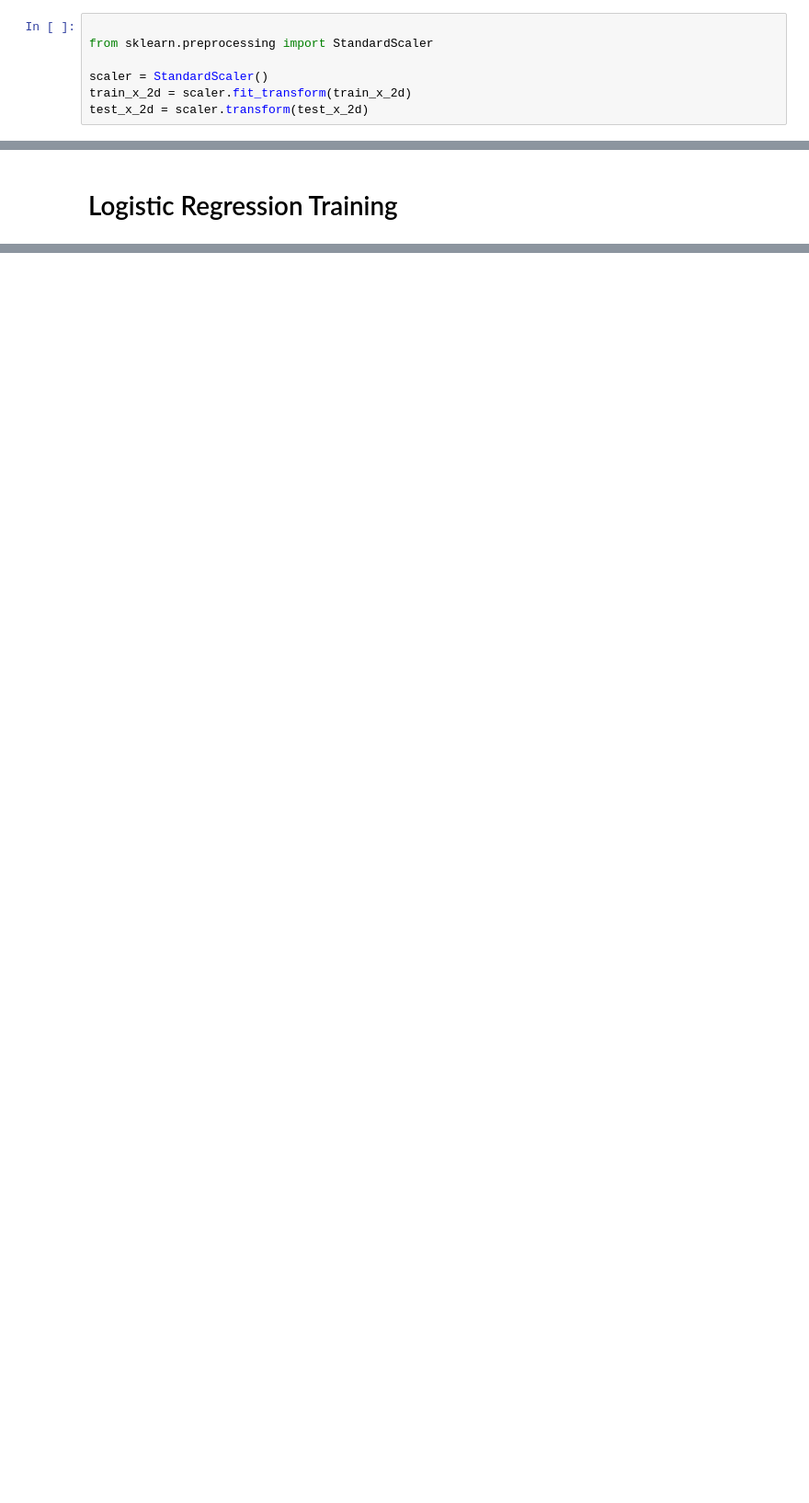
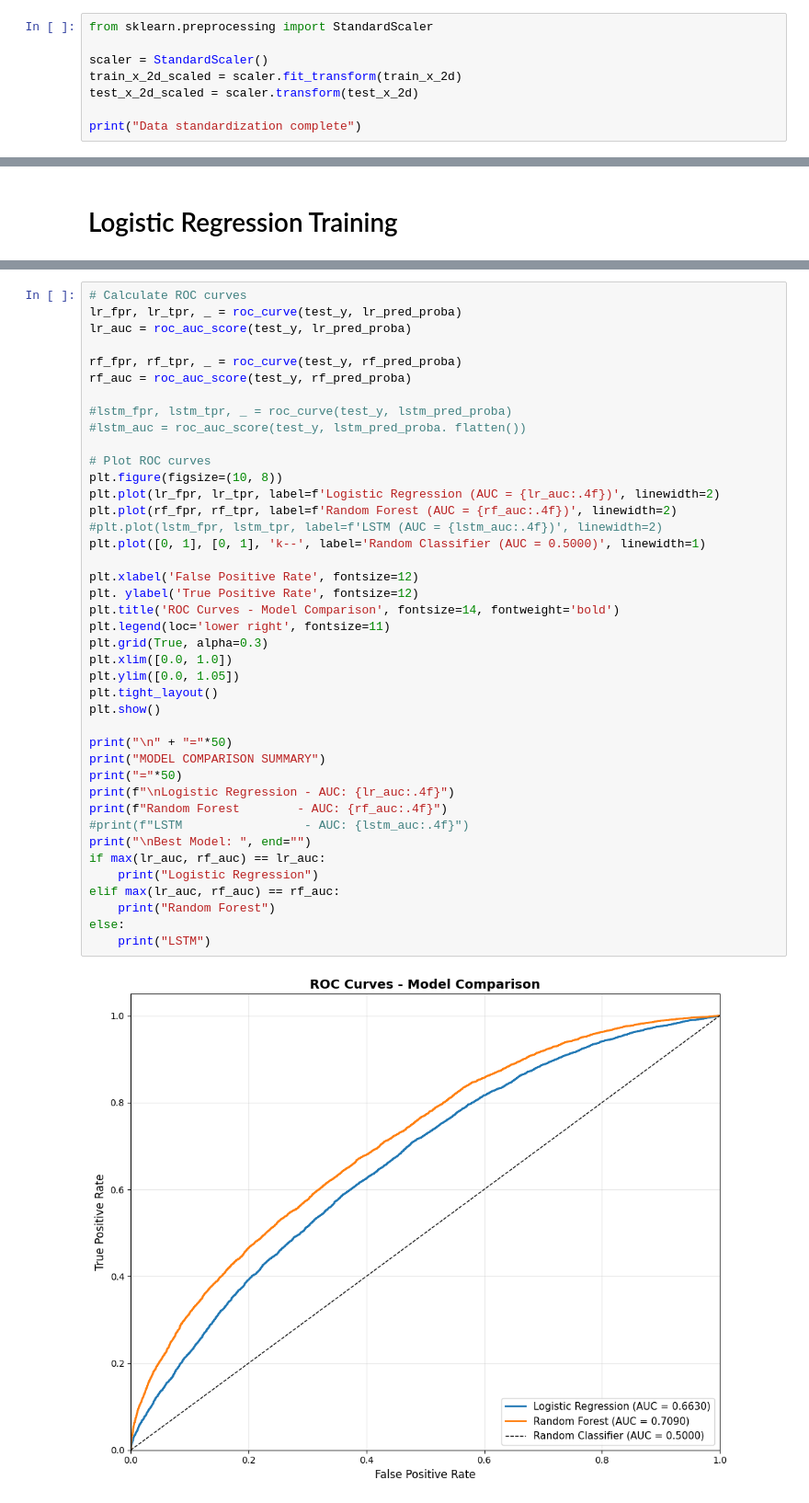
Before and after one commit to kekley/DataMiningProject, a Jupyter notebook: project.ipynb, the cells around one changed output, grey strips where cells are left out. Shown at 92% size. Cells and saved outputs as stored; diff of their text form; blank space fills up the shorter version.

```diff
--- a/project.ipynb
+++ b/project.ipynb
@@ -184,9 +166,10 @@ Test X shape: (25292, 1125), Test y shape: (25292,)
 # %% [markdown]
 # Standardize The Data
 # %%
-
 from sklearn.preprocessing import StandardScaler
 
 scaler = StandardScaler()
-train_x_2d = scaler.fit_transform(train_x_2d)
-test_x_2d = scaler.transform(test_x_2d)
+train_x_2d_scaled = scaler.fit_transform(train_x_2d)
+test_x_2d_scaled = scaler.transform(test_x_2d)
+
+print("Data standardization complete")
@@ -254,0 +391,43 @@ weighted avg       0.75      0.76      0.70     25292
+# %%
+# Calculate ROC curves
+lr_fpr, lr_tpr, _ = roc_curve(test_y, lr_pred_proba)
+lr_auc = roc_auc_score(test_y, lr_pred_proba)
+
+rf_fpr, rf_tpr, _ = roc_curve(test_y, rf_pred_proba)
+rf_auc = roc_auc_score(test_y, rf_pred_proba)
+
+#lstm_fpr, lstm_tpr, _ = roc_curve(test_y, lstm_pred_proba)
+#lstm_auc = roc_auc_score(test_y, lstm_pred_proba. flatten())
+
+# Plot ROC curves
+plt.figure(figsize=(10, 8))
+plt.plot(lr_fpr, lr_tpr, label=f'Logistic Regression (AUC = {lr_auc:.4f})', linewidth=2)
+plt.plot(rf_fpr, rf_tpr, label=f'Random Forest (AUC = {rf_auc:.4f})', linewidth=2)
+#plt.plot(lstm_fpr, lstm_tpr, label=f'LSTM (AUC = {lstm_auc:.4f})', linewidth=2)
+plt.plot([0, 1], [0, 1], 'k--', label='Random Classifier (AUC = 0.5000)', linewidth=1)
+
+plt.xlabel('False Positive Rate', fontsize=12)
+plt. ylabel('True Positive Rate', fontsize=12)
+plt.title('ROC Curves - Model Comparison', fontsize=14, fontweight='bold')
+plt.legend(loc='lower right', fontsize=11)
+plt.grid(True, alpha=0.3)
+plt.xlim([0.0, 1.0])
+plt.ylim([0.0, 1.05])
+plt.tight_layout()
+plt.show()
+
+print("\n" + "="*50)
+print("MODEL COMPARISON SUMMARY")
+print("="*50)
+print(f"\nLogistic Regression - AUC: {lr_auc:.4f}")
+print(f"Random Forest        - AUC: {rf_auc:.4f}")
+#print(f"LSTM                 - AUC: {lstm_auc:.4f}")
+print("\nBest Model: ", end="")
+if max(lr_auc, rf_auc) == lr_auc:
+    print("Logistic Regression")
+elif max(lr_auc, rf_auc) == rf_auc:
+    print("Random Forest")
+else:
+    print("LSTM")
+# %% [output]
+[figure, added]
```
Also changed, not shown: parts of 31 cells of this notebook.
